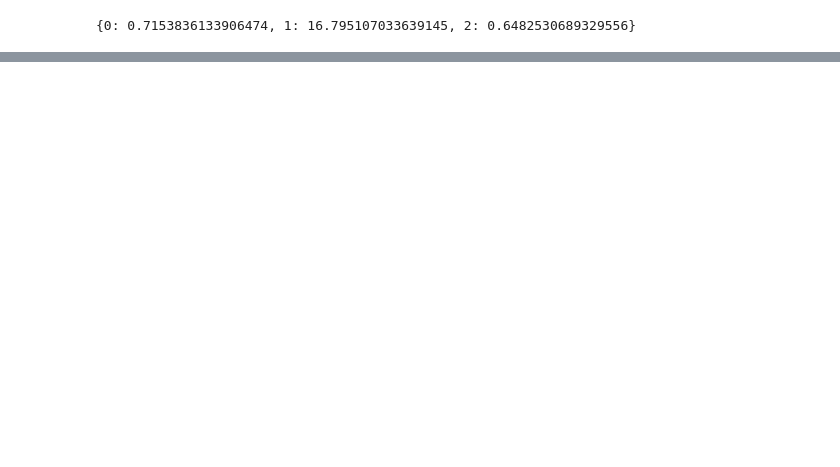
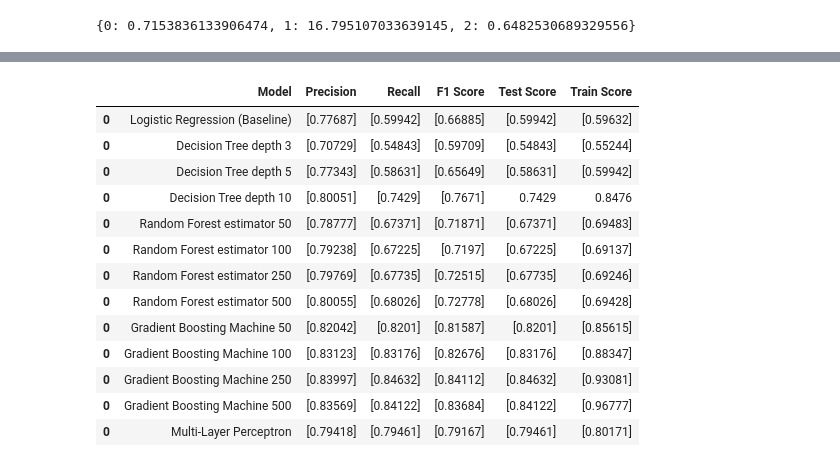
Before and after one commit to qmaclean/football_computer_vision, a Jupyter notebook: Throw_model.ipynb, the cells around one changed output, grey strips where cells are left out. Drawn from its saved outputs; the diff is of its cells as text; code cells hidden in the pictures; blank space fills up the shorter version.

```diff
--- a/Throw_model.ipynb
+++ b/Throw_model.ipynb
@@ -518,0 +880,4 @@ shap.summary_plot(shap_values)
+# %%
+ps, rs, f1, testScore, trainScore= treeModels(gbm100, X_test, y_train, y_test)
+summary = pd.DataFrame(['Gradient Boosting Machine 100', [ps],[rs], [f1], [testScore], [trainScore]])
+fullSummary = fullSummary.append(summary.T)
@@ -518,0 +895,4 @@ shap.summary_plot(shap_values)
+# %%
+ps, rs, f1, testScore, trainScore= treeModels(gbm250, X_test, y_train, y_test)
+summary = pd.DataFrame(['Gradient Boosting Machine 250', [ps],[rs], [f1], [testScore], [trainScore]])
+fullSummary = fullSummary.append(summary.T)
@@ -518,0 +910,4 @@ shap.summary_plot(shap_values)
+# %%
+ps, rs, f1, testScore, trainScore= treeModels(gbm500, X_test, y_train, y_test)
+summary = pd.DataFrame(['Gradient Boosting Machine 500', [ps],[rs], [f1], [testScore], [trainScore]])
+fullSummary = fullSummary.append(summary.T)
@@ -518,0 +925,4 @@ shap.summary_plot(shap_values)
+# %%
+ps, rs, f1, testScore, trainScore= treeModels(mlp, X_test, y_train, y_test)
+summary = pd.DataFrame(['Multi-Layer Perceptron', [ps],[rs], [f1], [testScore], [trainScore]])
+fullSummary = fullSummary.append(summary.T)
@@ -518,0 +940,18 @@ shap.summary_plot(shap_values)
+# %%
+fullSummary.rename(columns = {0: 'Model', 1: 'Precision', 2: 'Recall', 3: 'F1 Score', 4: 'Test Score', 5: 'Train Score'}, inplace = True)
+fullSummary
+# %% [output]
+|  | Model | Precision | Recall | F1 Score | Test Score | Train Score |
+| 0 | Logistic Regression (Baseline) | [0.77687] | [0.59942] | [0.66885] | [0.59942] | [0.59632] |
+| 0 | Decision Tree depth 3 | [0.70729] | [0.54843] | [0.59709] | [0.54843] | [0.55244] |
+| 0 | Decision Tree depth 5 | [0.77343] | [0.58631] | [0.65649] | [0.58631] | [0.59942] |
+| 0 | Decision Tree depth 10 | [0.80051] | [0.7429] | [0.7671] | 0.7429 | 0.8476 |
+| 0 | Random Forest estimator 50 | [0.78777] | [0.67371] | [0.71871] | [0.67371] | [0.69483] |
+| 0 | Random Forest estimator 100 | [0.79238] | [0.67225] | [0.7197] | [0.67225] | [0.69137] |
+| 0 | Random Forest estimator 250 | [0.79769] | [0.67735] | [0.72515] | [0.67735] | [0.69246] |
+| 0 | Random Forest estimator 500 | [0.80055] | [0.68026] | [0.72778] | [0.68026] | [0.69428] |
+| 0 | Gradient Boosting Machine 50 | [0.82042] | [0.8201] | [0.81587] | [0.8201] | [0.85615] |
+| 0 | Gradient Boosting Machine 100 | [0.83123] | [0.83176] | [0.82676] | [0.83176] | [0.88347] |
+| 0 | Gradient Boosting Machine 250 | [0.83997] | [0.84632] | [0.84112] | [0.84632] | [0.93081] |
+| 0 | Gradient Boosting Machine 500 | [0.83569] | [0.84122] | [0.83684] | [0.84122] | [0.96777] |
+| 0 | Multi-Layer Perceptron | [0.79418] | [0.79461] | [0.79167] | [0.79461] | [0.80171] |
```
Also changed, not shown: parts of 57 cells of this notebook.
